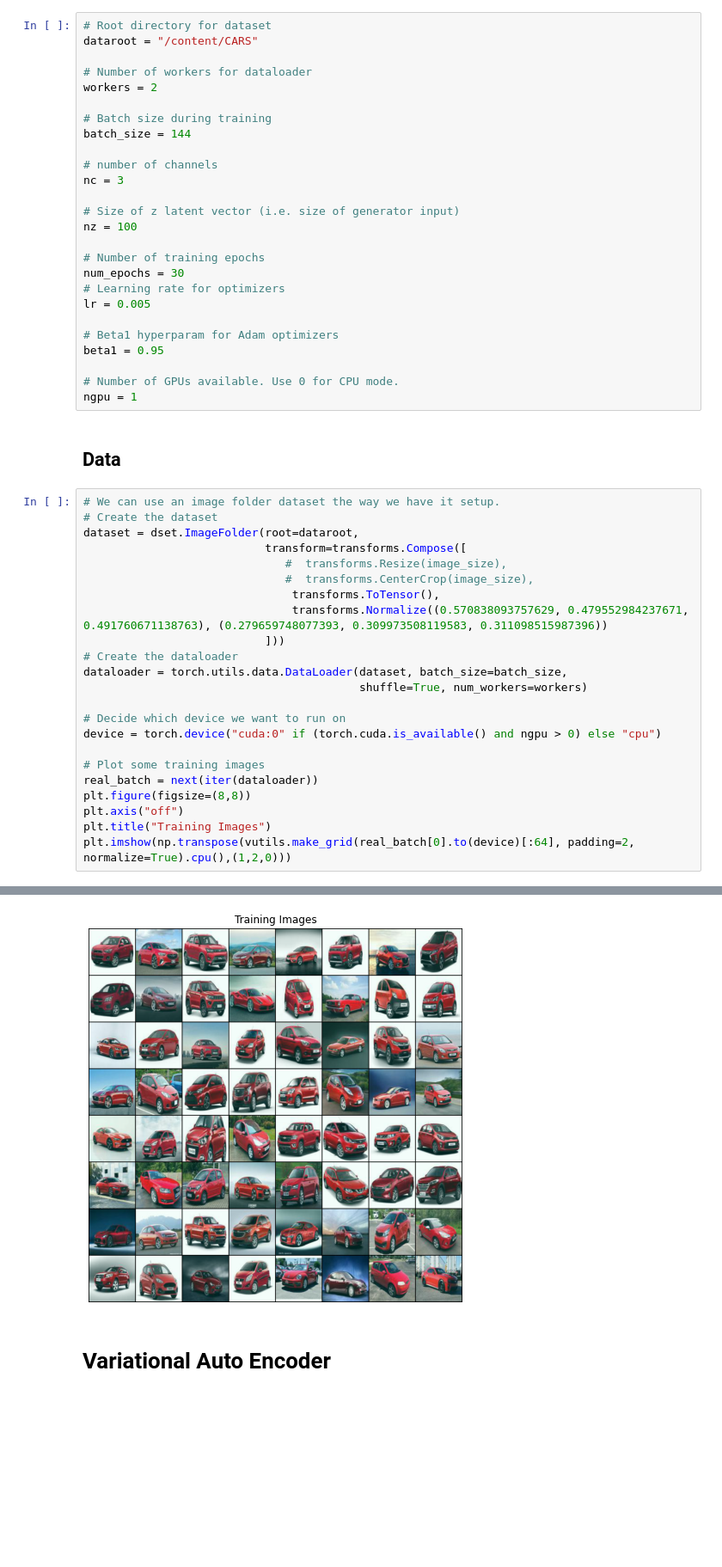
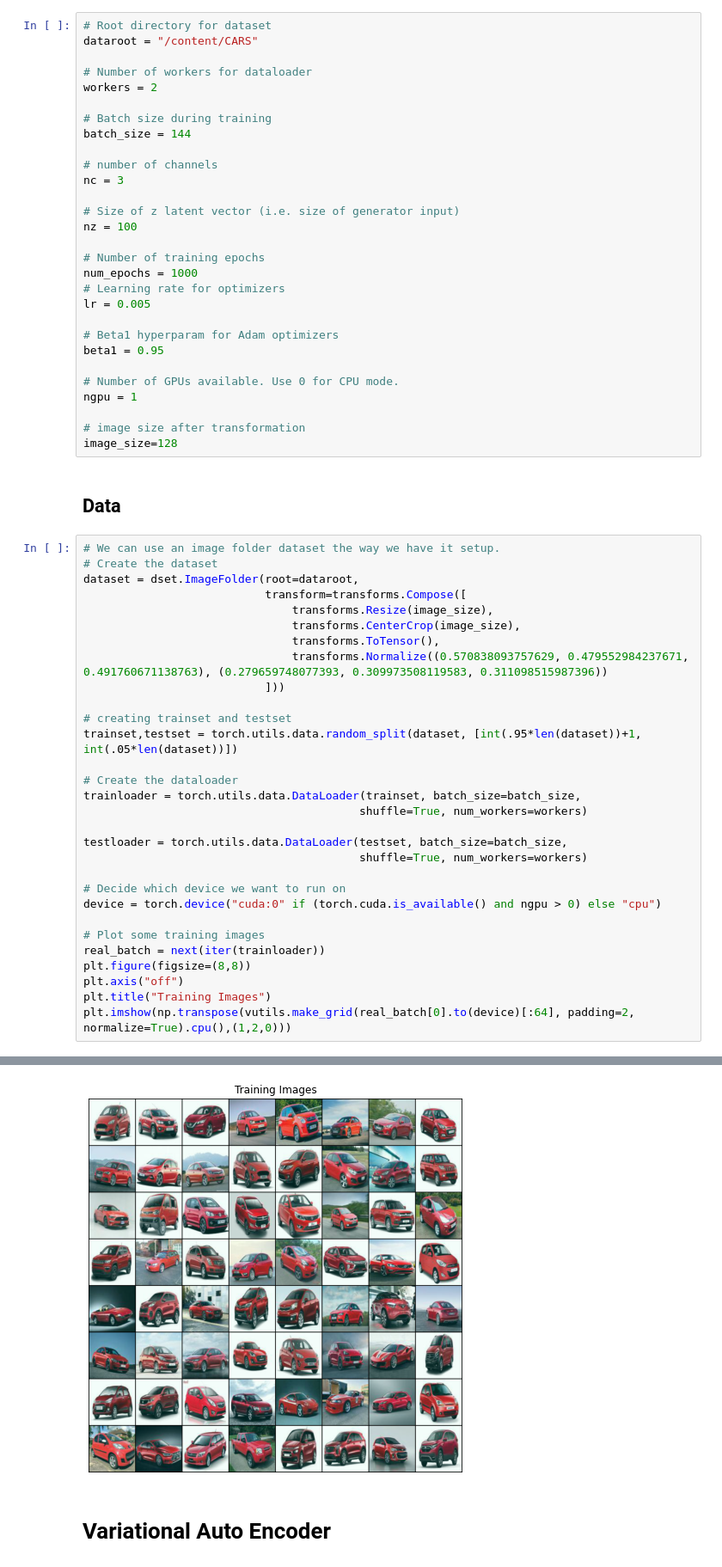
Before and after one commit to pankaj90382/TSAI-2, a Jupyter notebook: S7/VAE.ipynb, the cells around one changed output, grey strips where cells are left out. Shown at 86% size. Cells and saved outputs as stored; diff of their text form; blank space fills up the shorter version.

Commit message:
S7 Cars DataSet

```diff
--- a/S7/VAE.ipynb
+++ b/S7/VAE.ipynb
@@ -116,7 +121,7 @@ nc = 3
 nz = 100
 
 # Number of training epochs
-num_epochs = 30
+num_epochs = 1000
 # Learning rate for optimizers
 lr = 0.005
 
@@ -125,35 +130,45 @@ beta1 = 0.95
 
 # Number of GPUs available. Use 0 for CPU mode.
 ngpu = 1
+
+# image size after transformation
+image_size=128
 # %% [markdown]
 Data
 ----
 # %%
 # We can use an image folder dataset the way we have it setup.
 # Create the dataset
 dataset = dset.ImageFolder(root=dataroot,
                            transform=transforms.Compose([
-                              #  transforms.Resize(image_size),
-                              #  transforms.CenterCrop(image_size),
+                               transforms.Resize(image_size),
+                               transforms.CenterCrop(image_size),
                                transforms.ToTensor(),
                                transforms.Normalize((0.570838093757629, 0.479552984237671, 0.491760671138763), (0.279659748077393, 0.309973508119583, 0.311098515987396))
                            ]))
+
+# creating trainset and testset
+trainset,testset = torch.utils.data.random_split(dataset, [int(.95*len(dataset))+1, int(.05*len(dataset))])
+
 # Create the dataloader
-dataloader = torch.utils.data.DataLoader(dataset, batch_size=batch_size,
+trainloader = torch.utils.data.DataLoader(trainset, batch_size=batch_size,
+                                         shuffle=True, num_workers=workers)
+
+testloader = torch.utils.data.DataLoader(testset, batch_size=batch_size,
                                          shuffle=True, num_workers=workers)
 
 # Decide which device we want to run on
 device = torch.device("cuda:0" if (torch.cuda.is_available() and ngpu > 0) else "cpu")
 
 # Plot some training images
-real_batch = next(iter(dataloader))
+real_batch = next(iter(trainloader))
 plt.figure(figsize=(8,8))
 plt.axis("off")
 plt.title("Training Images")
 plt.imshow(np.transpose(vutils.make_grid(real_batch[0].to(device)[:64], padding=2, normalize=True).cpu(),(1,2,0)))
 # %% [output]
 <matplotlib.image.AxesImage at 0x...>
-[figure, old version]
+[figure, new version]
 # %% [markdown]
 # Variational Auto Encoder
 # %%
```
Also changed, not shown: parts of 24 cells of this notebook.
